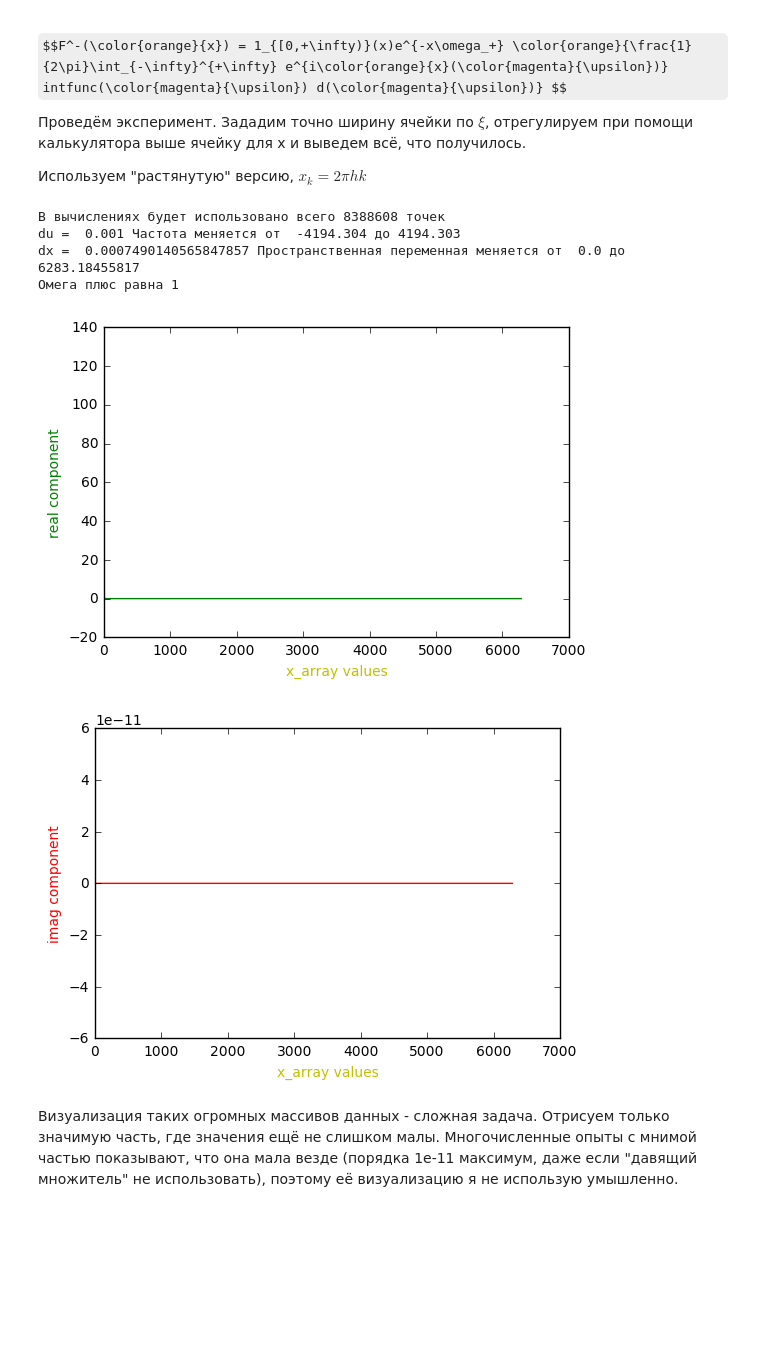
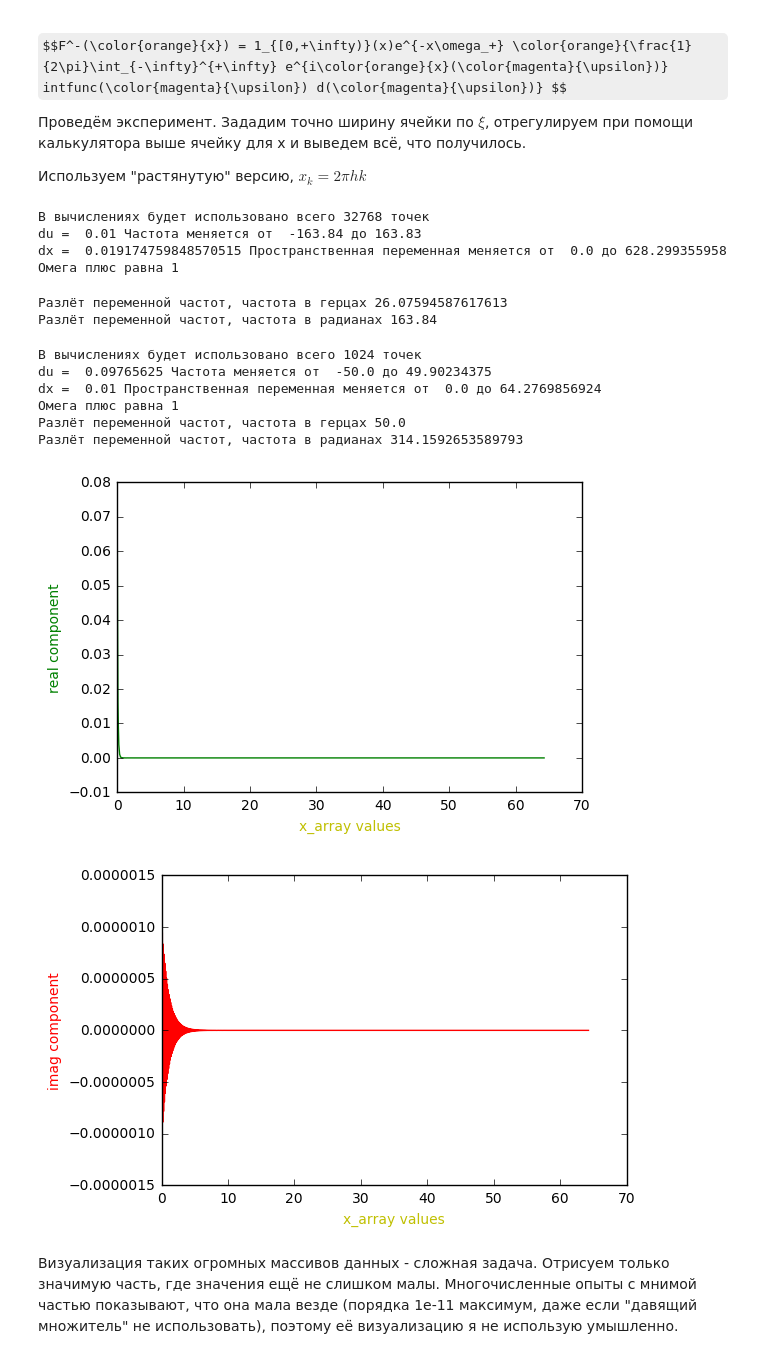
Before and after one commit to inwise/wh-barrier-python, a Jupyter notebook: Simpson vs Fourier.ipynb, the cells around one changed output. Cells and saved outputs as stored; diff of their text form; code cells hidden in the pictures; some formulas as TeX source; blank space fills up the shorter version.

```diff
--- a/Simpson vs Fourier.ipynb
+++ b/Simpson vs Fourier.ipynb
@@ -222,8 +249,8 @@ $$F^-(\color{orange}{x}) = 1_{[0,+\infty)}(x)e^{-x\omega_+} \color{orange}{\frac
 
 Используем "растянутую" версию, $x_k = 2\pi hk$
 # %%
-M = 2**23
-du = 0.001
+M = 2**15
+du = 0.01
 dx = 2*pi/ (M * du)
 u_space_pos = np.array([l*du for l in range(M//2)])
 u_space_neg = np.array([-(M//2 * du) + l*du for l in range(M//2)])
@@ -240,39 +267,72 @@ print("dx = ", dx, "Пространственная переменная мен
 
 print("Омега плюс равна", omega_plus)
 # %% [output]
-В вычислениях будет использовано всего 8388608 точек
-du =  0.001 Частота меняется от  -4194.304 до 4194.303
-dx =  0.0007490140565847857 Пространственная переменная меняется от  0.0 до 6283.18455817
+В вычислениях будет использовано всего 32768 точек
+du =  0.01 Частота меняется от  -163.84 до 163.83
+dx =  0.019174759848570515 Пространственная переменная меняется от  0.0 до 628.299355958
 Омега плюс равна 1
+# %%
+from numpy import pi
+print("Разлёт переменной частот, частота в герцах", 1/(2*dx))
+print("Разлёт переменной частот, частота в радианах", 2*pi/(2*dx))
+# %% [output]
+Разлёт переменной частот, частота в герцах 26.07594587617613
+Разлёт переменной частот, частота в радианах 163.84
+# %%
+M = 2**10
+
+dx = 0.01
+x_space = np.array([k*dx for k in range(M)])
+u_space = fft.fftfreq(M, d = dx)
+x_space = 2*pi*x_space
+du = u_space[1] - u_space[0]
+
+print("В вычислениях будет использовано всего", M, "точек")
+print("du = ", du, "Частота меняется от ", u_space[M//2], "до", u_space[M//2 - 1])
+
+print("dx = ", dx, "Пространственная переменная меняется от ", x_space[0], "до", x_space[M-1])
+
+print("Омега плюс равна", omega_plus)
+
+from numpy import pi
+print("Разлёт переменной частот, частота в герцах", 1/(2*dx))
+print("Разлёт переменной частот, частота в радианах", 2*pi/(2*dx))
+# %% [output]
+В вычислениях будет использовано всего 1024 точек
+du =  0.09765625 Частота меняется от  -50.0 до 49.90234375
+dx =  0.01 Пространственная переменная меняется от  0.0 до 64.2769856924
+Омега плюс равна 1
+Разлёт переменной частот, частота в герцах 50.0
+Разлёт переменной частот, частота в радианах 314.1592653589793
 # %%
 # куда девается индикатор? У нас просто нет ни одной точки, где x было бы отрицательным, в этой постановке.
 # Появится - допишу, примеров есть много уже, благо.
 
 def F_minus_capital():
     big_integral = fft.ifft(integrand_minus(u_space))
     exponent = exp(-x_space * omega_plus)
-    return 1/(2*pi) * M * big_integral * exponent
+    return 1/(2*pi) * M * du * big_integral * exponent
 
 fm = F_minus_capital()
 
 
 # создавать лог происходящего очень полезно, потому что не всегда можно полагаться на авторисователь.
 # Но выходной файл занимает довольно велик (для 2^23 там 260 мб), даже если включать только действительную часть.
-# np.savetxt('fft_out.txt', fm.real)
+np.savetxt('fft_out.txt', fm.real)
 
-# plt.plot(x_space, fm.real, 'g')
-# plt.xlabel('x_array values', color='y')
-# plt.ylabel('real component', color='g')
-# plt.show()
+plt.plot(x_space, fm.real, 'g')
+plt.xlabel('x_array values', color='y')
+plt.ylabel('real component', color='g')
+plt.show()
 
-# plt.plot(x_space, fm.imag, 'r')
-# plt.xlabel('x_array values', color='y')
+plt.plot(x_space, fm.imag, 'r')
+plt.xlabel('x_array values', color='y')
 
-# plt.ylabel('imag component', color='r')
-# plt.show()
+plt.ylabel('imag component', color='r')
+plt.show()
 # %% [output]
-[figure, old version]
+[figure, new version]
-[figure, old version]
+[figure, new version]
 # %% [markdown]
 Визуализация таких огромных массивов данных - сложная задача. Отрисуем только значимую часть, где значения ещё не слишком малы. Многочисленные опыты с мнимой частью показывают, что она мала везде (порядка 1e-11 максимум, даже если "давящий множитель" не использовать), поэтому её визуализацию я не использую умышленно.
 # %%
```
Also changed, not shown: parts of 4 cells of this notebook.
